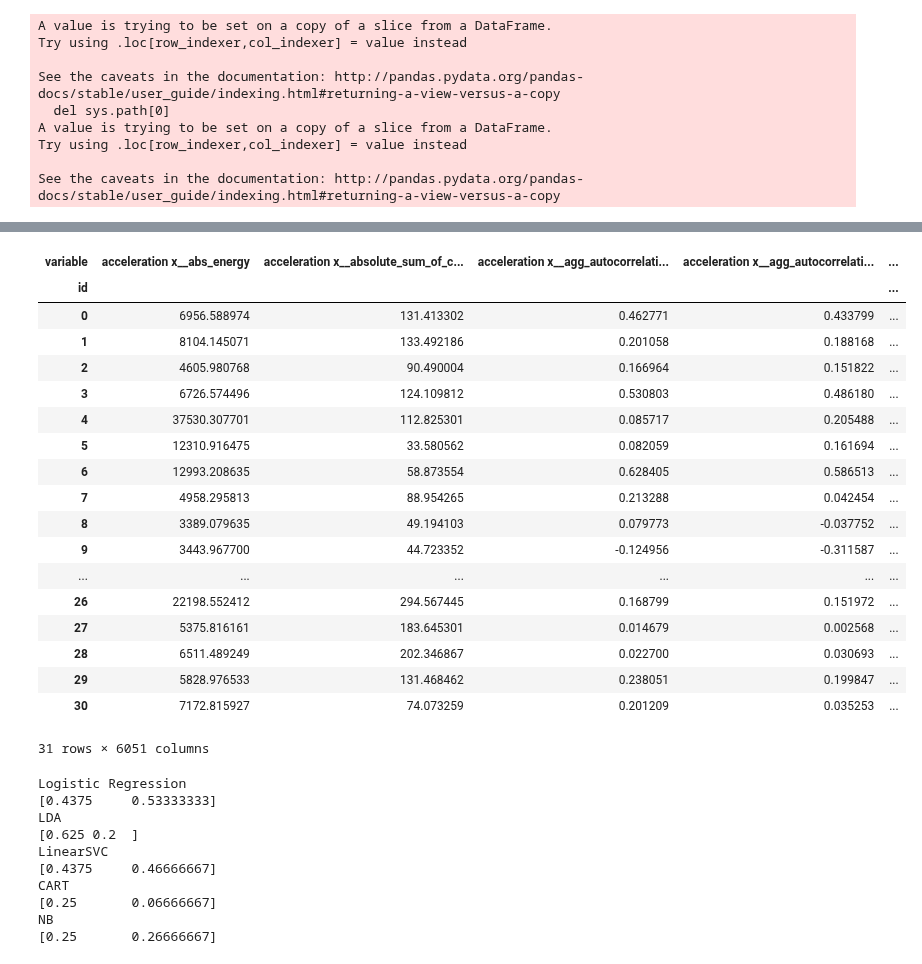
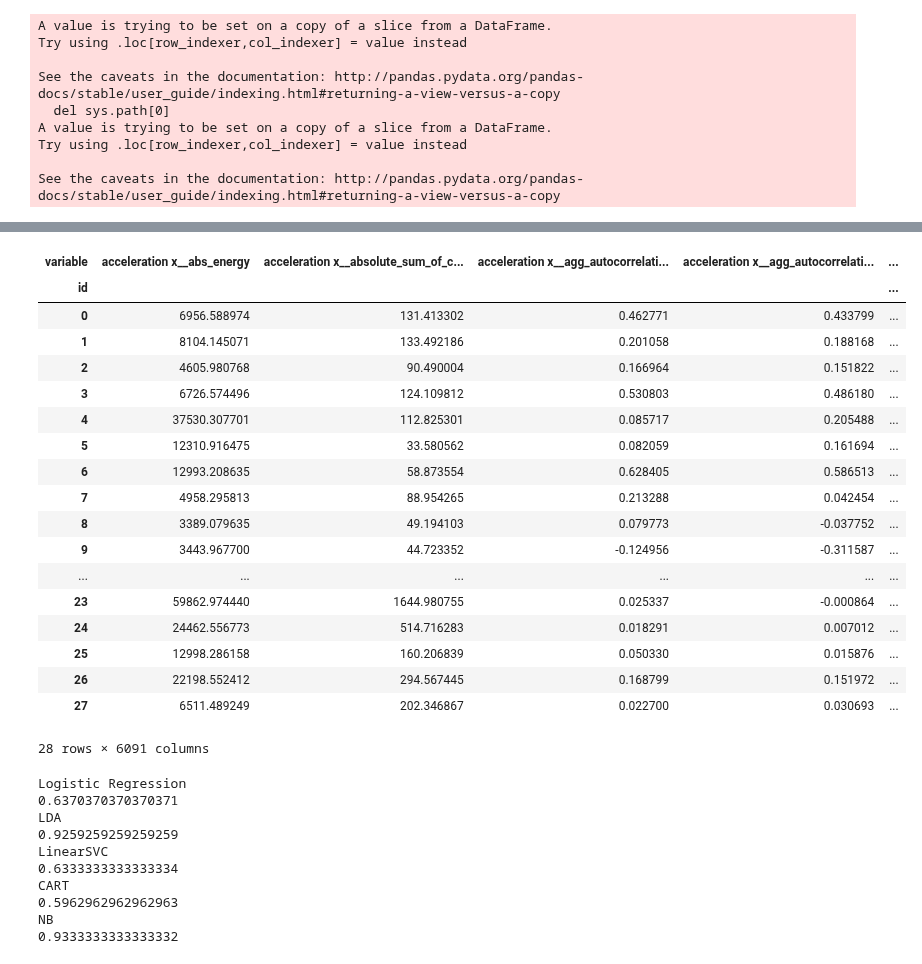
Before and after one commit to mp-mental-health-2020/mp-mental-health-2020, a Jupyter notebook: src/experiments/Supervised Classification.ipynb, the cells around one changed output, grey strips where cells are left out. Saved outputs shown, nothing was run; the diff lists cells and outputs as text; code cells hidden in the pictures.

```diff
--- a/src/experiments/Supervised Classification.ipynb
+++ b/src/experiments/Supervised Classification.ipynb
@@ -81,26 +61,27 @@ The autoreload extension is already loaded. To reload it, use:
 # %%
+features.replace([np.inf, -np.inf], np.nan, inplace=True)
 features.dropna(inplace=True, axis=1)
 features
 # %% [output]
 | variable | acceleration x__abs_energy | acceleration x__absolute_sum_of_c... | acceleration x__agg_autocorrelati... | acceleration x__agg_autocorrelati... | ... |
 | id |  |  |  |  | ... |
 | 0 | 6956.588974 | 131.413302 | 0.462771 | 0.433799 | ... |
 | 1 | 8104.145071 | 133.492186 | 0.201058 | 0.188168 | ... |
 | 2 | 4605.980768 | 90.490004 | 0.166964 | 0.151822 | ... |
 | 3 | 6726.574496 | 124.109812 | 0.530803 | 0.486180 | ... |
 | 4 | 37530.307701 | 112.825301 | 0.085717 | 0.205488 | ... |
 | 5 | 12310.916475 | 33.580562 | 0.082059 | 0.161694 | ... |
 | 6 | 12993.208635 | 58.873554 | 0.628405 | 0.586513 | ... |
 | 7 | 4958.295813 | 88.954265 | 0.213288 | 0.042454 | ... |
 | 8 | 3389.079635 | 49.194103 | 0.079773 | -0.037752 | ... |
 | 9 | 3443.967700 | 44.723352 | -0.124956 | -0.311587 | ... |
 | ... | ... | ... | ... | ... | ... |
+| 23 | 59862.974440 | 1644.980755 | 0.025337 | -0.000864 | ... |
+| 24 | 24462.556773 | 514.716283 | 0.018291 | 0.007012 | ... |
+| 25 | 12998.286158 | 160.206839 | 0.050330 | 0.015876 | ... |
 | 26 | 22198.552412 | 294.567445 | 0.168799 | 0.151972 | ... |
-| 27 | 5375.816161 | 183.645301 | 0.014679 | 0.002568 | ... |
-| 28 | 6511.489249 | 202.346867 | 0.022700 | 0.030693 | ... |
-| 29 | 5828.976533 | 131.468462 | 0.238051 | 0.199847 | ... |
-| 30 | 7172.815927 | 74.073259 | 0.201209 | 0.035253 | ... |
+| 27 | 6511.489249 | 202.346867 | 0.022700 | 0.030693 | ... |
-31 rows × 6051 columns
+28 rows × 6091 columns
 # %%
 from sklearn.preprocessing import StandardScaler
 from sklearn.linear_model import LogisticRegression
@@ -116,16 +97,16 @@ scaler = StandardScaler()
 X_scaled = scaler.fit_transform(features)
 for name, model in models:
     print(name)
-    scores = cross_val_score(model, X_scaled, labels, cv=2)
-    print(scores)
+    scores = cross_val_score(model, X_scaled, labels, cv=3)
+    print(scores.mean())
 # %% [output]
 Logistic Regression
-[0.4375     0.53333333]
+0.6370370370370371
 LDA
-[0.625 0.2  ]
+0.9259259259259259
 LinearSVC
-[0.4375     0.46666667]
+0.6333333333333334
 CART
-[0.25       0.06666667]
+0.5962962962962963
 NB
-[0.25       0.26666667]
+0.9333333333333332
```
Also changed, not shown: parts of 3 cells of this notebook.
